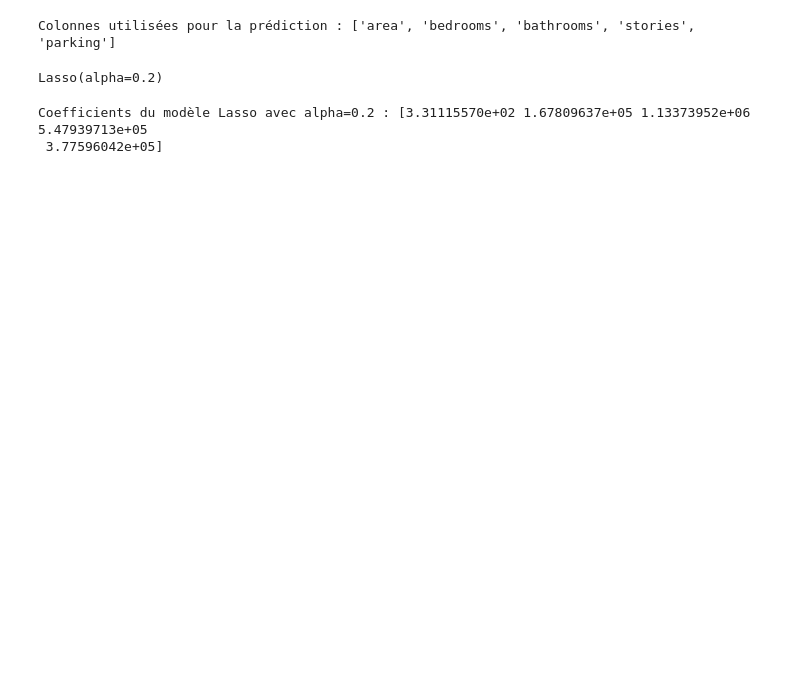
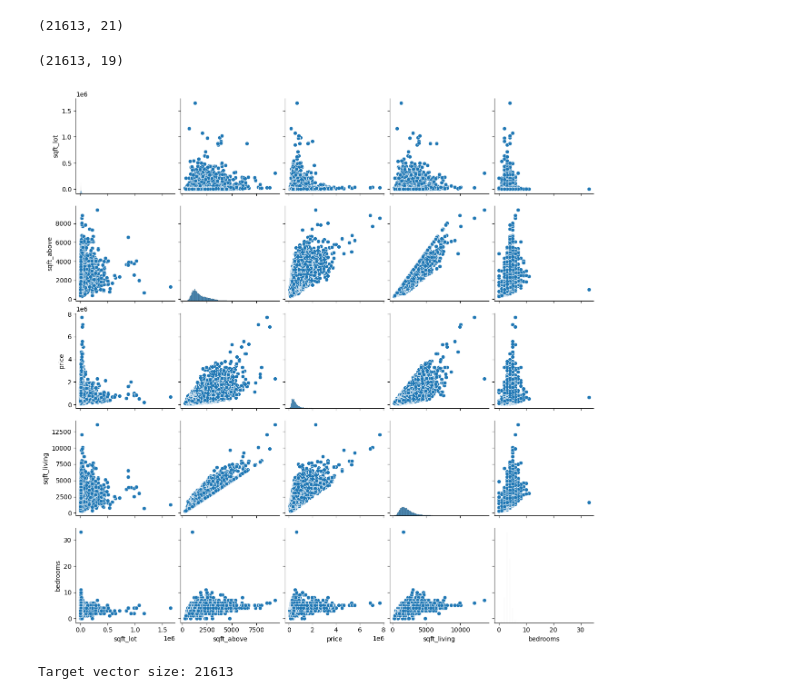
Before and after one commit to Ewnn/MachineLearning, a Jupyter notebook: RegressionRegularizationMethods/main.ipynb, the cells around one changed output. Drawn from its saved outputs; the diff is of its cells as text; code cells hidden in the pictures; blank space fills up the shorter version.

```diff
--- a/RegressionRegularizationMethods/main.ipynb
+++ b/RegressionRegularizationMethods/main.ipynb
@@ -53,0 +13,3 @@ Taille du vecteur cible : 545
+# %%
+# Load the dataset
+df = pd.read_csv("data/house_data.csv")
@@ -54,6 +37,26 @@ Taille du vecteur cible : 545
+# %%
+print(df.shape)
+# %% [output]
+(21613, 21)
+# %%
+# Drop columns that are not necessary for analysis, like 'id' and 'date'
+df = df.drop(['id', 'date'], axis=1)
+print(df.shape)
+# %% [output]
+(21613, 19)
+# %%
+# Visualize data distribution and relationships with pairplot
+sns.pairplot(df[['sqft_lot', 'sqft_above', 'price', 'sqft_living', 'bedrooms']])
+# Display the plot
+plt.show()
+# %% [output]
+[figure, added]
+# %%
+# Extract the target variable (price) and display its size
+target = df['price'].values
+print("Target vector size:", target.shape[0])
+# %% [output]
+Target vector size: 21613
 # %%
-#drop the price column from the dataset
-X = data.drop(columns=['price'], axis=1)
-print("Colonnes utilisées pour la prédiction :", X.columns.tolist())
+# Drop the target column from the dataset
+df = df.drop(['price'], axis=1)
-# %% [output]
-Colonnes utilisées pour la prédiction : ['area', 'bedrooms', 'bathrooms', 'stories', 'parking']
@@ -66,13 +62,0 @@ X_scaled_df = pd.DataFrame(X_scaled, columns=X.columns)
-# %%
-#create a Lasso model with the alpha parameter equal to 0.2
-model = Lasso(alpha=0.2)
-#do a fit on your dataset
-model.fit(X, y)
-# %% [output]
-Lasso(alpha=0.2)
-# %%
-#print the coef_ of your model
-print("Coefficients du modèle Lasso avec alpha=0.2 :", model.coef_)
-# %% [output]
-Coefficients du modèle Lasso avec alpha=0.2 : [3.31115570e+02 1.67809637e+05 1.13373952e+06 5.47939713e+05
- 3.77596042e+05]
```
Also changed, not shown: parts of 20 cells of this notebook.
